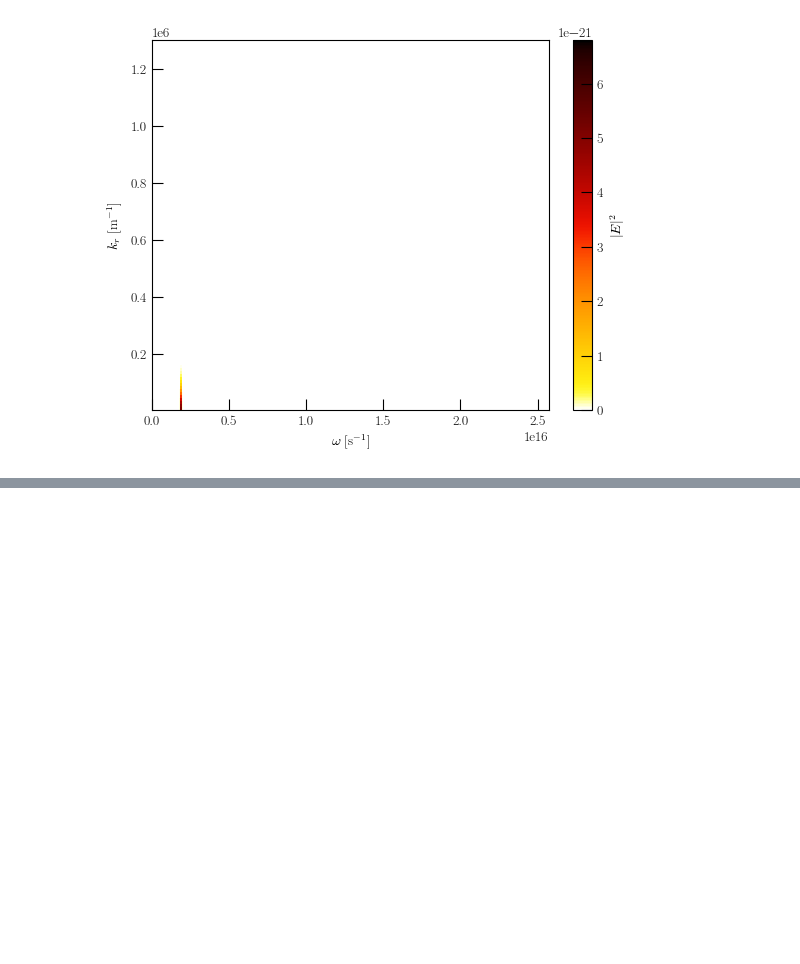
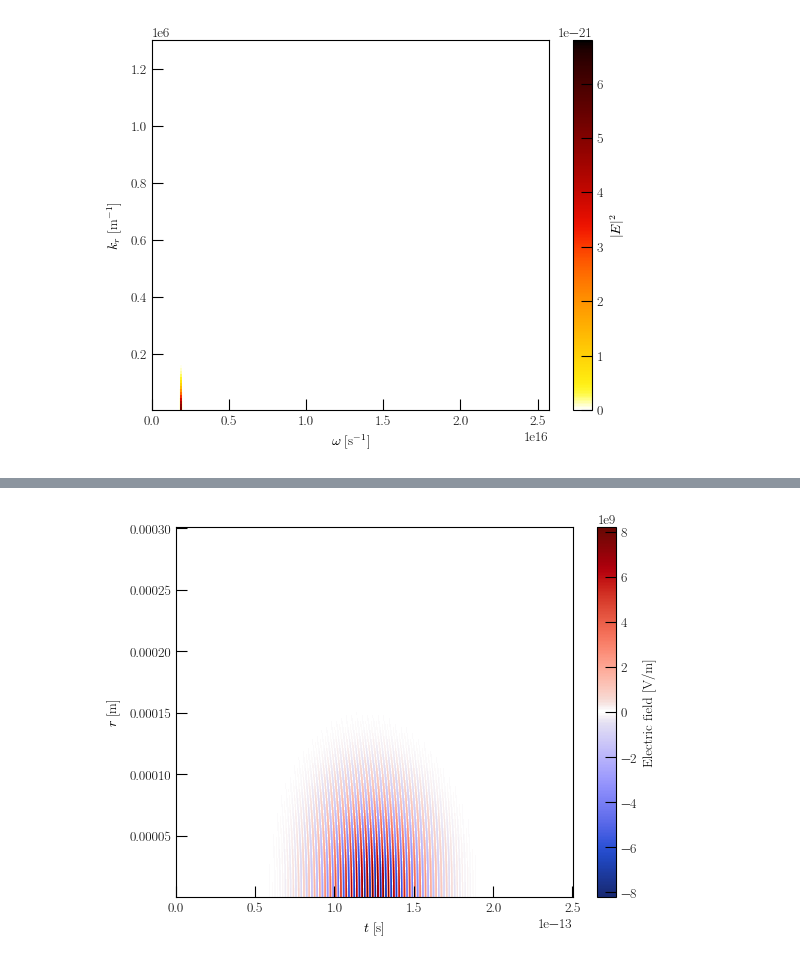
Before and after one commit to millerk123/super-jax-docs, a Jupyter notebook: sample-analysis.ipynb, the cells around one changed output, grey strips where cells are left out. Cells and saved outputs as stored; diff of their text form; code cells hidden in the pictures; blank space fills up the shorter version.

```diff
--- a/sample-analysis.ipynb
+++ b/sample-analysis.ipynb
@@ -201,0 +301,12 @@ plt.show()
+# %%
+# We can also plot the real part of the full electric field at a given z position
+# Note the use of pcolormesh instead of imshow here because of the irregular r grid
+plt.figure()
+im = plt.pcolormesh(t, r, np.real(e_full[0, :, :]), cmap="BR", shading="nearest")
+sjp.mid_norm(im)
+plt.xlabel("$t$ [s]")
+plt.ylabel("$r$ [m]")
+plt.colorbar(label="Electric field [V/m]")
+plt.show()
+# %% [output]
+[figure, added]
```
Also changed, not shown: parts of 16 cells of this notebook, 1 other file.
